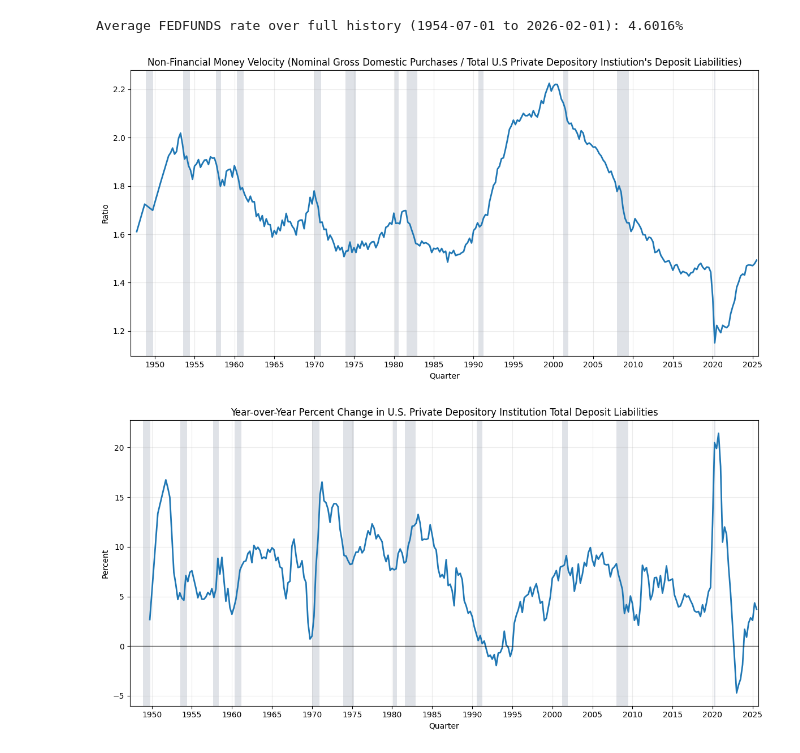
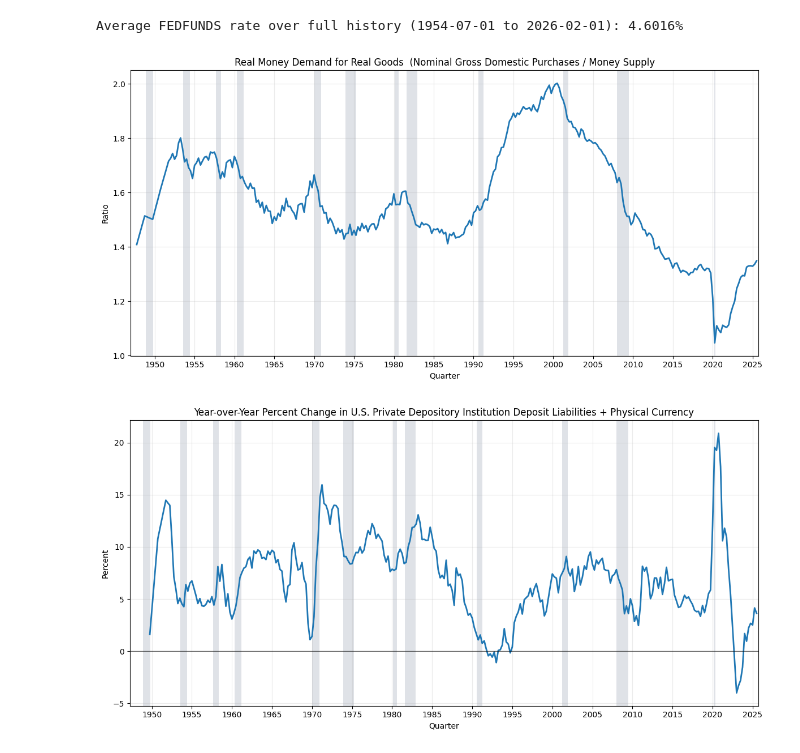
Before and after one commit to dkofma60/Personal-Macro-Research, a Jupyter notebook: Essay_1.ipynb, the cells around one changed output. Drawn from its saved outputs; the diff is of its cells as text; code cells hidden in the pictures.

```diff
--- a/Essay_1.ipynb
+++ b/Essay_1.ipynb
@@ -244,6 +244,19 @@ if "to_quarterly" not in globals():
         out = df.copy()
         out.index = out.index.to_period("Q")
         return out.groupby(level=0).mean()
+
+
+def to_annual(df: pd.DataFrame) -> pd.DataFrame:
+    out = df.copy()
+    out.index = out.index.to_period("Y")
+    return out.groupby(level=0).mean()
+
+
+def annual_to_quarterly_linear(df_annual: pd.DataFrame) -> pd.DataFrame:
+    annual = df_annual.copy().dropna()
+    annual.index = pd.PeriodIndex([f"{p.year}Q4" for p in annual.index], freq="Q")
+    full_q = pd.period_range(annual.index.min(), annual.index.max(), freq="Q")
+    return annual.reindex(full_q).interpolate(method="linear")
 
 
 def us_recession_spans() -> list[tuple[pd.Timestamp, pd.Timestamp]]:
@@ -271,43 +284,48 @@ def us_recession_spans() -> list[tuple[pd.Timestamp, pd.Timestamp]]:
 FSDP = to_quarterly(fred_series("FSDP"))
 BOGZ1FL703130005Q = to_quarterly(fred_series("BOGZ1FL703130005Q"))
 BOGZ1FL703127005Q = to_quarterly(fred_series("BOGZ1FL703127005Q"))
+BOGZ1FL713125005A = annual_to_quarterly_linear(to_annual(fred_series("BOGZ1FL713125005A")))
 
-ratio_df = pd.concat([FSDP, BOGZ1FL703130005Q, BOGZ1FL703127005Q], axis=1).dropna()
+ratio_df = pd.concat(
+    [FSDP, BOGZ1FL703130005Q, BOGZ1FL703127005Q, BOGZ1FL713125005A], axis=1
+).dropna()
 ratio_df["ratio"] = (ratio_df["FSDP"] * 1000) / (
-    ratio_df["BOGZ1FL703130005Q"] + ratio_df["BOGZ1FL703127005Q"]
+    ratio_df["BOGZ1FL703130005Q"]
+    + ratio_df["BOGZ1FL703127005Q"]
+    + ratio_df["BOGZ1FL713125005A"]
 )
 
 start_q = pd.Period("1947Q1", freq="Q")
 end_q = pd.Period("2025Q3", freq="Q")
 ratio_window = ratio_df.loc[start_q:end_q, ["ratio"]].dropna()
 
 ratio_plot = ratio_window.copy()
 ratio_plot.index = ratio_plot.index.to_timestamp(how="start")
 
 fig, ax = plt.subplots(figsize=(12, 6))
 ax.plot(ratio_plot.index, ratio_plot["ratio"], color="#1f77b4", linewidth=2)
 ax.set_title(
-    "Non-Financial Money Velocity (Nominal Gross Domestic Purchases / "
-    "Total U.S Private Depository Instiution's Deposit Liabilities)"
+    "Real Money Demand for Real Goods  (Nominal Gross Domestic Purchases / "
+    "Money Supply"
 )
 ax.set_xlabel("Quarter")
 ax.set_ylabel("Ratio")
 ax.grid(alpha=0.25)
 
 x_start = start_q.start_time
 x_end = end_q.end_time
 for rec_start, rec_end in us_recession_spans():
     span_start = max(rec_start, x_start)
     span_end = min(rec_end, x_end)
     if span_start < span_end:
         ax.axvspan(span_start, span_end, color="#c0c7d1", alpha=0.5, lw=0)
 
 ax.set_xlim(x_start, x_end)
 ax.xaxis.set_major_locator(mdates.YearLocator(5))
 ax.xaxis.set_major_formatter(mdates.DateFormatter("%Y"))
 plt.tight_layout()
 # %% [output]
-[figure, old version]
+[figure, new version]
 # %%
 import pandas as pd
 import matplotlib.pyplot as plt
@@ -317,7 +335,7 @@ if "fred_series" not in globals():
     def fred_series(series_id: str) -> pd.DataFrame:
         url = f"https://fred.stlouisfed.org/graph/fredgraph.csv?id={series_id}"
         df = pd.read_csv(url)
-        df.columns = [str(c).strip().lstrip("\ufeff") for c in df.columns]
+        df.columns = [str(c).strip().lstrip("﻿") for c in df.columns]
         date_col = "DATE" if "DATE" in df.columns else df.columns[0]
         df[date_col] = pd.to_datetime(df[date_col], errors="coerce")
         df = df.set_index(date_col)
@@ -331,6 +349,19 @@ if "to_quarterly" not in globals():
         out = df.copy()
         out.index = out.index.to_period("Q")
         return out.groupby(level=0).mean()
+
+if "to_annual" not in globals():
+    def to_annual(df: pd.DataFrame) -> pd.DataFrame:
+        out = df.copy()
+        out.index = out.index.to_period("Y")
+        return out.groupby(level=0).mean()
+
+if "annual_to_quarterly_linear" not in globals():
+    def annual_to_quarterly_linear(df_annual: pd.DataFrame) -> pd.DataFrame:
+        annual = df_annual.copy().dropna()
+        annual.index = pd.PeriodIndex([f"{p.year}Q4" for p in annual.index], freq="Q")
+        full_q = pd.period_range(annual.index.min(), annual.index.max(), freq="Q")
+        return annual.reindex(full_q).interpolate(method="linear")
 
 if "us_recession_spans" not in globals():
     def us_recession_spans() -> list[tuple[pd.Timestamp, pd.Timestamp]]:
@@ -357,15 +388,24 @@ if "us_recession_spans" not in globals():
 
 BOGZ1FL703130005Q = to_quarterly(fred_series("BOGZ1FL703130005Q"))
 BOGZ1FL703127005Q = to_quarterly(fred_series("BOGZ1FL703127005Q"))
+BOGZ1FL713125005A = annual_to_quarterly_linear(to_annual(fred_series("BOGZ1FL713125005A")))
 
-deposits_df = pd.concat([BOGZ1FL703130005Q, BOGZ1FL703127005Q], axis=1).dropna()
-deposits_df["total_deposit_liabilities"] = (
-    deposits_df["BOGZ1FL703130005Q"] + deposits_df["BOGZ1FL703127005Q"]
+deposits_df = pd.concat(
+    [BOGZ1FL703130005Q, BOGZ1FL703127005Q, BOGZ1FL713125005A], axis=1
+).dropna()
+deposits_df["total_deposit_liabilities_plus_currency"] = (
+    deposits_df["BOGZ1FL703130005Q"]
+    + deposits_df["BOGZ1FL703127005Q"]
+    + deposits_df["BOGZ1FL713125005A"]
 )
 
 # Year-over-year percent change for quarterly data (t vs t-4).
 deposits_df["yoy_pct_change"] = (
-    (deposits_df["total_deposit_liabilities"] / deposits_df["total_deposit_liabilities"].shift(4)) - 1
+    (
+        deposits_df["total_deposit_liabilities_plus_currency"]
+        / deposits_df["total_deposit_liabilities_plus_currency"].shift(4)
+    )
+    - 1
 ) * 100
 
 start_q = pd.Period("1947Q2", freq="Q")
@@ -383,8 +423,8 @@ ax.plot(
     linewidth=2,
 )
 ax.set_title(
-    "Year-over-Year Percent Change in U.S. Private Depository "
-    "Institution Total Deposit Liabilities"
+    "Year-over-Year Percent Change in U.S. Private Depository Institution "
+    "Deposit Liabilities + Physical Currency"
 )
 ax.set_xlabel("Quarter")
 ax.set_ylabel("Percent")
@@ -404,4 +444,4 @@ ax.xaxis.set_major_locator(mdates.YearLocator(5))
 ax.xaxis.set_major_formatter(mdates.DateFormatter("%Y"))
 plt.tight_layout()
 # %% [output]
-[figure, old version]
+[figure, new version]
```
Also changed, not shown: parts of 4 cells of this notebook.
